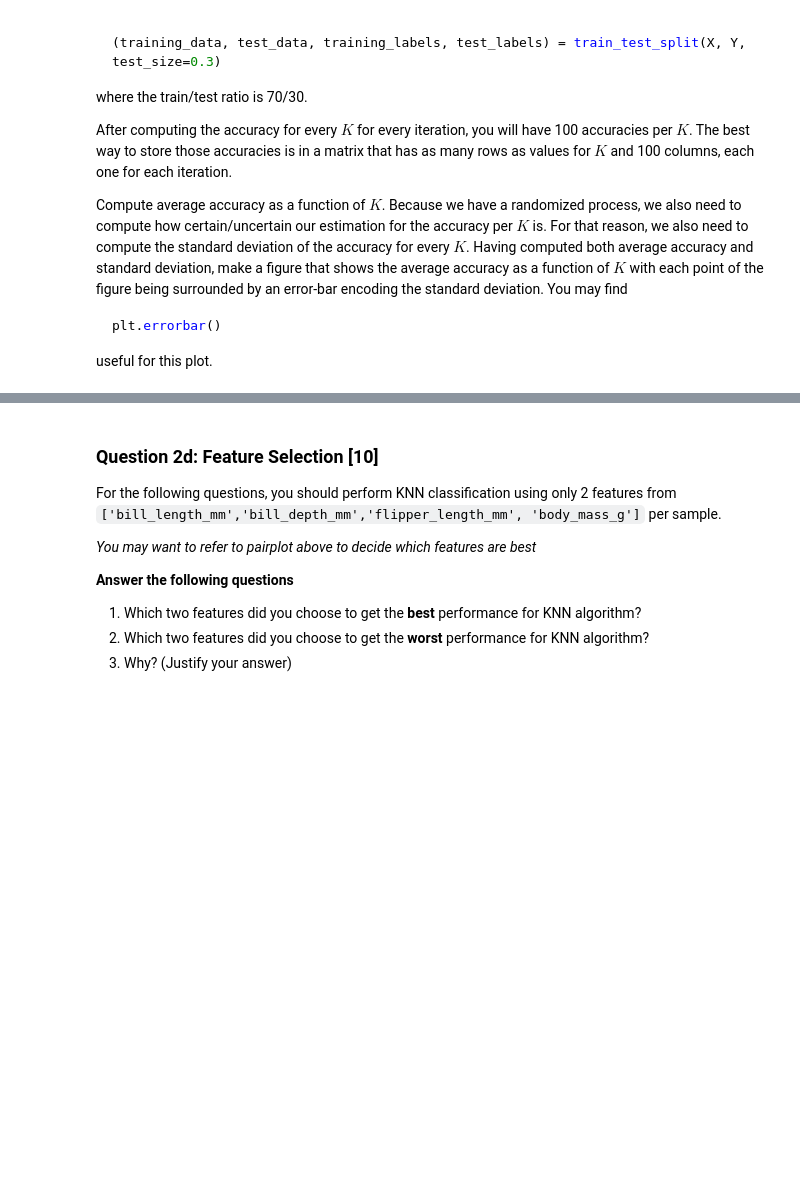
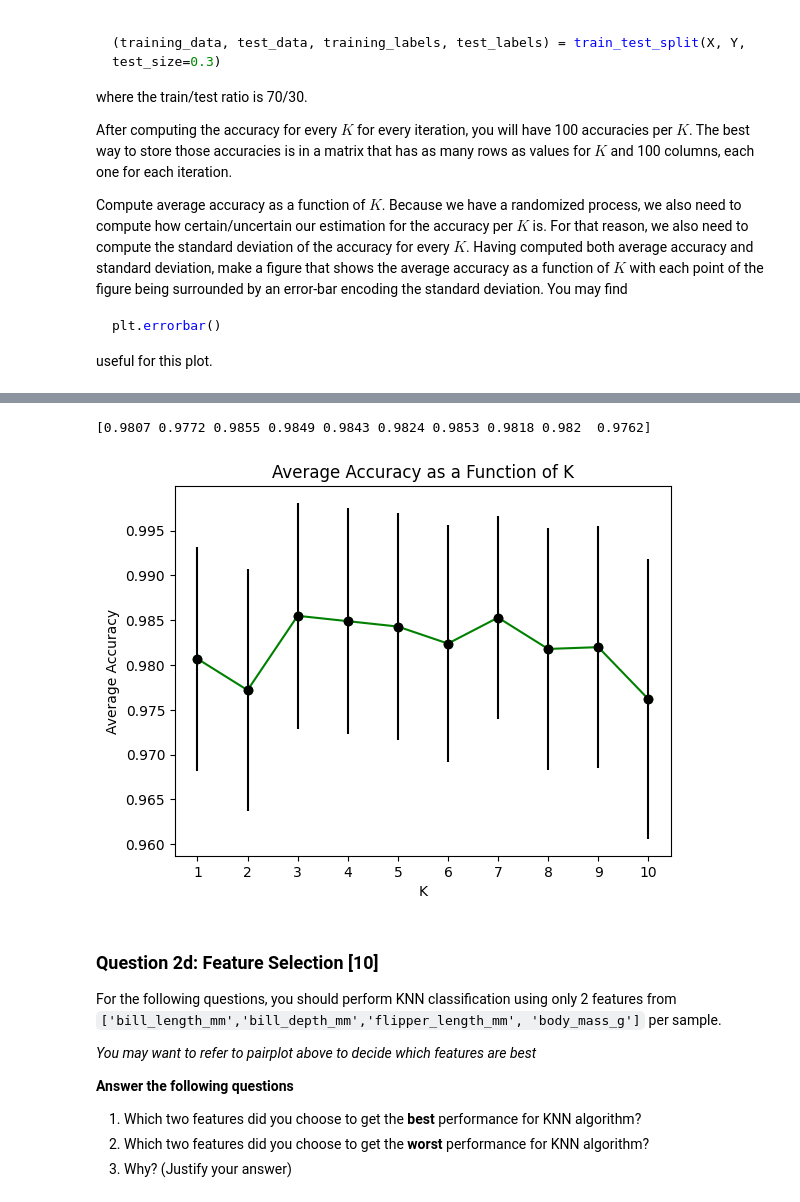
Before and after one commit to Akhan521/CS-171, a Jupyter notebook: Homework_2/fall2024_hw2.ipynb, the cells around one changed output, grey strips where cells are left out. Saved outputs shown, nothing was run; the diff lists cells and outputs as text; code cells hidden in the pictures; blank space fills up the shorter version.

```diff
--- a/Homework_2/fall2024_hw2.ipynb
+++ b/Homework_2/fall2024_hw2.ipynb
@@ -306,3 +381,41 @@ You can read more about such normalization procedures [here](https://en.wikipedi
+# %%
+# TODO: Write your code here
+trials, num_K = 100, 10
+accuracies = np.zeros((num_K, trials))
+std_devs = np.zeros(num_K)
+
+# Normalization:
+# Let's first get the min and max values of each feature
+mins = np.min(X, axis=0)
+maxes = np.max(X, axis=0)
+# we now want to normalize our features
+for i in range(len(X)):
+    X[i] = (X[i] - mins) / (maxes - mins)
+
+# We can now use our knn classifier on our normalized data.
+for K in range(1,num_K+1):
+    for i in range(trials):
+        (training_data, test_data, training_labels, test_labels) = train_test_split(X, Y, test_size=0.3)
+        pred_labels = knnclassify(test_data, training_data, training_labels, K)
+        accuracy = sum(test_labels == pred_labels)/len(test_labels)
+        accuracies[K-1][i] = accuracy
+    std_devs[K-1] = np.std(accuracies[K-1])
+
+# TODO: plot the avg. accuracies as a function of K and standard deviations
+avg_accuracies = np.mean(accuracies, axis=1)
+
+print(avg_accuracies)
+# we now want to plot the avg. accuracies as a fnc. of k. (using green circles as our markers)
+plt.plot(range(1, num_K+1), avg_accuracies, 'go-')
+plt.xlabel('K')
+plt.ylabel('Average Accuracy')
+plt.xticks(range(1, num_K+1))
+plt.title('Average Accuracy as a Function of K')
+plt.errorbar(range(1, num_K+1), avg_accuracies, yerr=std_devs, fmt='o', color='black')
+plt.show()
+# %% [output]
+[0.9807 0.9772 0.9855 0.9849 0.9843 0.9824 0.9853 0.9818 0.982  0.9762]
+[figure, added]
 # %% [markdown]
 ### Question 2d: Feature Selection [10]
 
```
Also changed, not shown: parts of 12 cells of this notebook.
